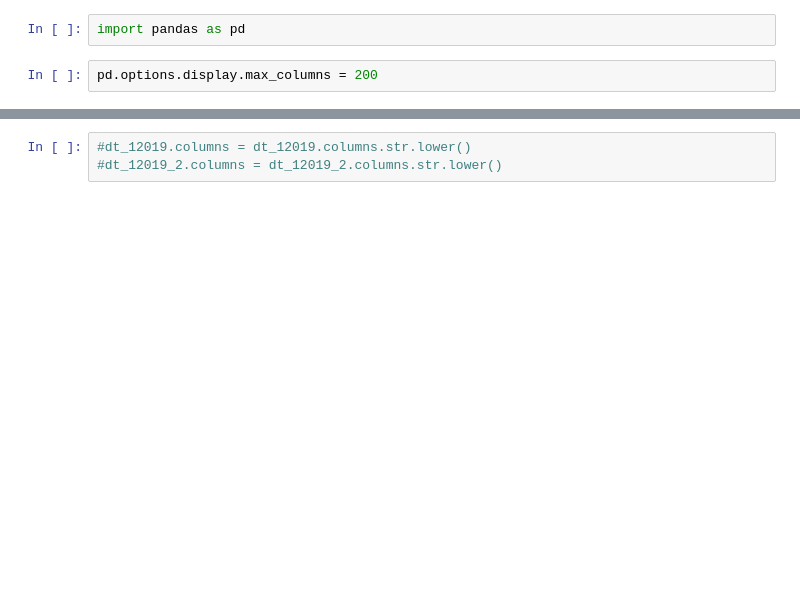
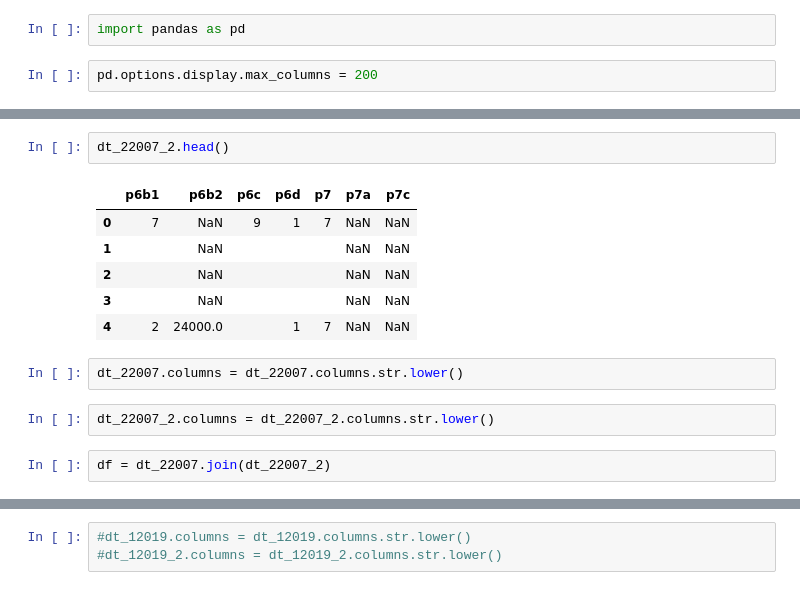
Before and after one commit to anabcm/data-etl, a Jupyter notebook: etl/enoe/Enoe.ipynb, the cells around one changed output, grey strips where cells are left out. Drawn from its saved outputs; the diff is of its cells as text; blank space fills up the shorter version.

```diff
--- a/etl/enoe/Enoe.ipynb
+++ b/etl/enoe/Enoe.ipynb
@@ -4,0 +208,15 @@ pd.options.display.max_columns = 200
+# %%
+dt_22007_2.head()
+# %% [output]
+|  | p6b1 | p6b2 | p6c | p6d | p7 | p7a | p7c |
+| 0 | 7 | NaN | 9 | 1 | 7 | NaN | NaN |
+| 1 |  | NaN |  |  |  | NaN | NaN |
+| 2 |  | NaN |  |  |  | NaN | NaN |
+| 3 |  | NaN |  |  |  | NaN | NaN |
+| 4 | 2 | 24000.0 |  | 1 | 7 | NaN | NaN |
+# %%
+dt_22007.columns = dt_22007.columns.str.lower()
+# %%
+dt_22007_2.columns = dt_22007_2.columns.str.lower()
+# %%
+df = dt_22007.join(dt_22007_2)
```
Also changed, not shown: parts of 87 cells of this notebook, 2 other files.
